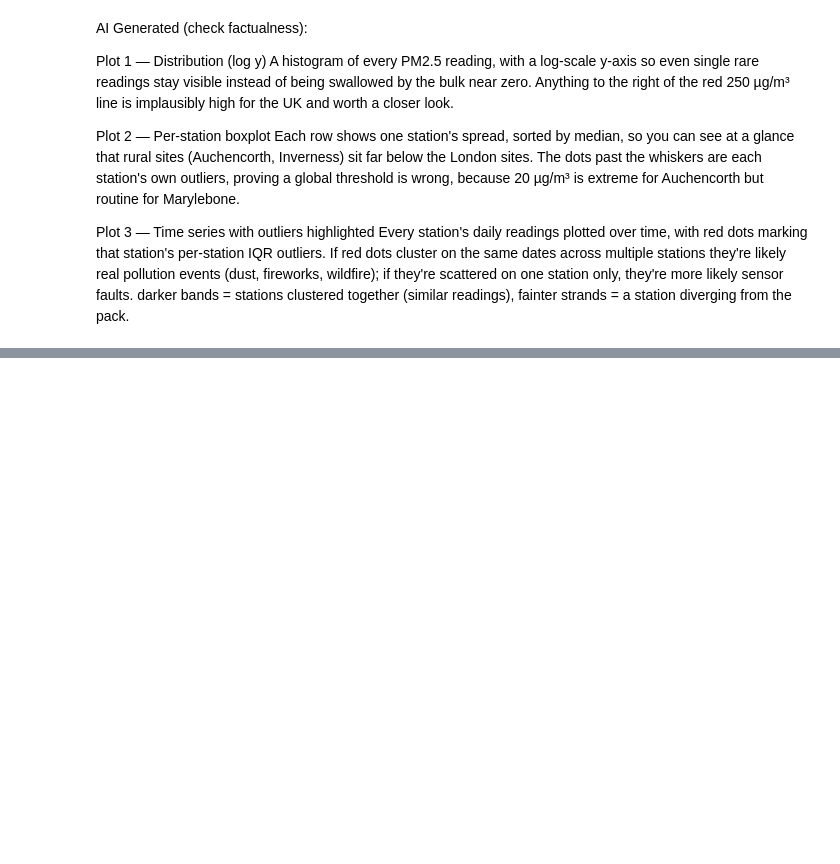
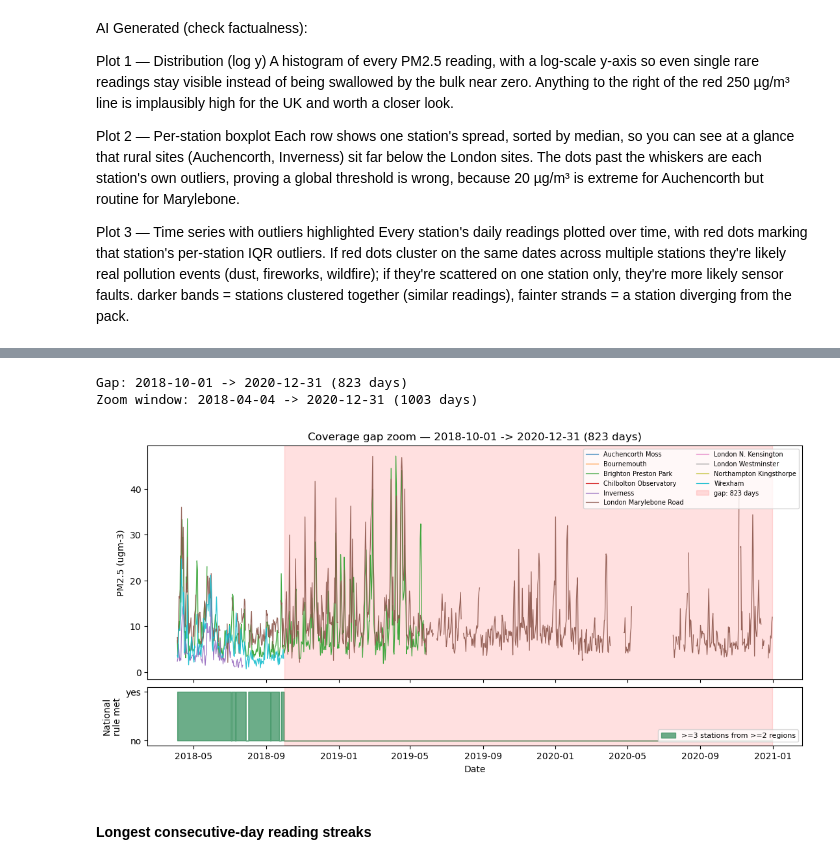
Before and after one commit to Masters-Paper-Forecasting/code, a Jupyter notebook: DataCleaning.ipynb, the cells around one changed output, grey strips where cells are left out. Saved outputs shown, nothing was run; the diff lists cells and outputs as text; code cells hidden in the pictures; blank space fills up the shorter version.

```diff
--- a/DataCleaning.ipynb
+++ b/DataCleaning.ipynb
@@ -510,6 +424,3 @@ explain this
-# %%
-df['date'] = pd.to_datetime(df['date'], errors='coerce')
-#TODO: explain this
 # %% [markdown]
 #### Train, validation, test split
 
@@ -516,0 +527,49 @@ Whats the best way to do this?
+# %%
+# --- Pick the biggest 2018-touching gap and its zoom window ---
+gap = gaps_2018.iloc[0]   # already sorted by length descending
+
+pad = pd.Timedelta(days=180)
+win_start = max(gap['start'] - pad, full_range.min())
+win_end   = min(gap['end']   + pad, full_range.max())
+zoom_idx  = full_range[(full_range >= win_start) & (full_range <= win_end)]
+print(f"Gap: {gap['start'].date()} -> {gap['end'].date()} "
+      f"({gap['length_days']} days)")
+print(f"Zoom window: {win_start.date()} -> {win_end.date()} ({len(zoom_idx)} days)")
+# %% [output]
+Gap: 2018-10-01 -> 2020-12-31 (823 days)
+Zoom window: 2018-04-04 -> 2020-12-31 (1003 days)
+# %%
+# --- Zoomed coverage plot around the chosen gap ---
+fig, (ax_top, ax_bot) = plt.subplots(
+    2, 1, figsize=(13, 6), sharex=True,
+    gridspec_kw={'height_ratios': [4, 1], 'hspace': 0.05}
+)
+
+for s, c in zip(stations, colors):
+    sub = (df_plot[df_plot['station'].astype(str) == s]
+             .groupby('date')['pm25_raw'].mean()
+             .reindex(zoom_idx))
+    ax_top.plot(sub.index, sub.values, linewidth=0.9, alpha=0.9, color=c, label=s)
+
+ax_top.axvspan(gap['start'], gap['end'], color='red', alpha=0.12,
+               label=f"gap: {gap['length_days']} days")
+ax_top.set_ylabel('PM2.5 (ugm-3)')
+ax_top.set_title(f"Coverage gap zoom — {gap['start'].date()} -> {gap['end'].date()} "
+                 f"({gap['length_days']} days)")
+ax_top.legend(fontsize=7, ncol=2, loc='upper right')
+
+ax_bot.fill_between(zoom_idx, 0, rule_series.loc[zoom_idx].astype(int).values,
+                    step='mid', color='seagreen', alpha=0.7,
+                    label='>=3 stations from >=2 regions')
+ax_bot.axvspan(gap['start'], gap['end'], color='red', alpha=0.12)
+ax_bot.set_ylim(-0.1, 1.1)
+ax_bot.set_yticks([0, 1]); ax_bot.set_yticklabels(['no', 'yes'])
+ax_bot.set_xlabel('Date'); ax_bot.set_ylabel('National\nrule met')
+ax_bot.legend(fontsize=8, loc='lower right')
+
+plt.tight_layout()
+plt.show()
+# %% [output]
+[figure, added]
+# %% [markdown]
+#### Longest consecutive-day reading streaks
```
Also changed, not shown: parts of 42 cells of this notebook.
